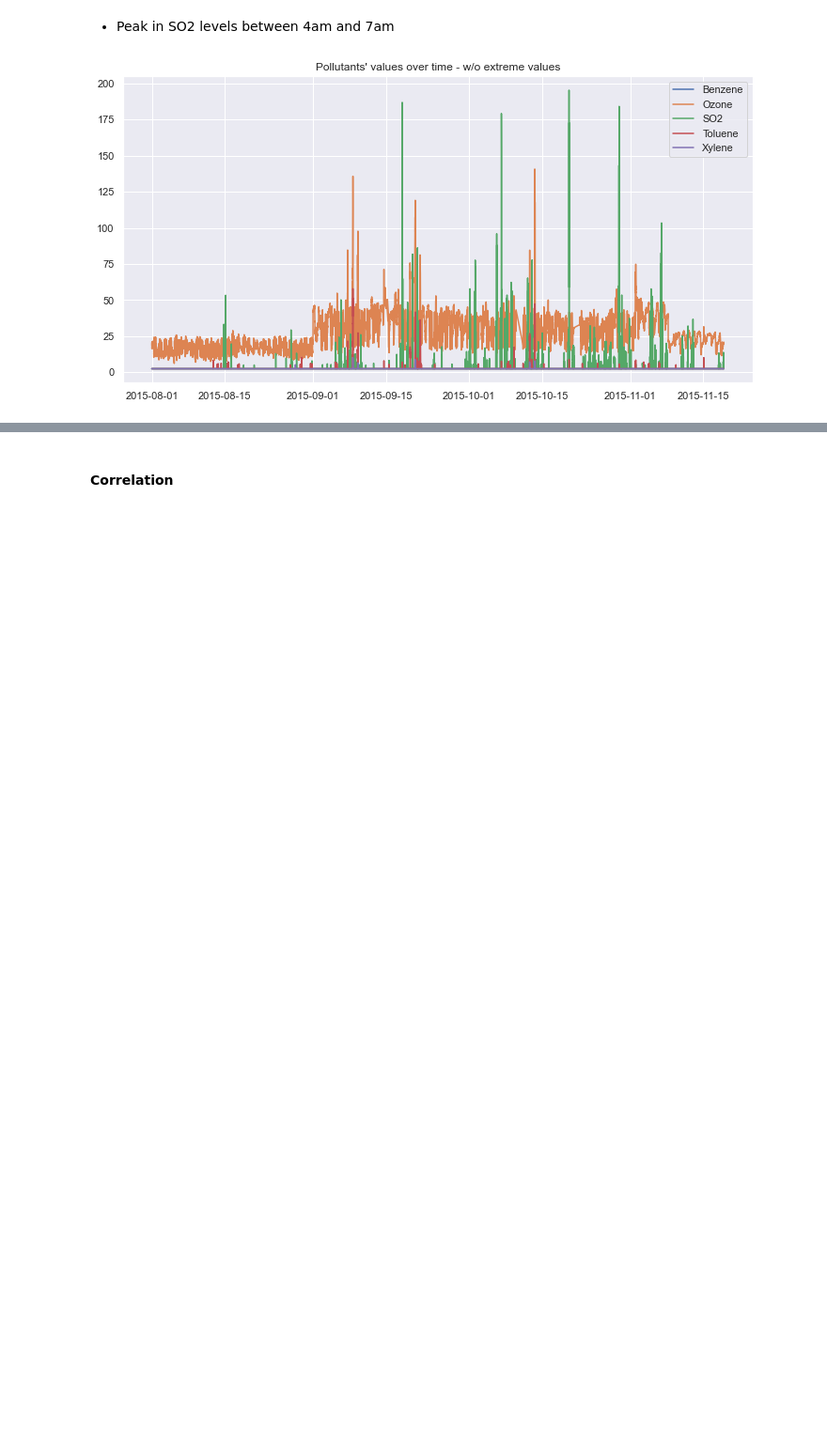
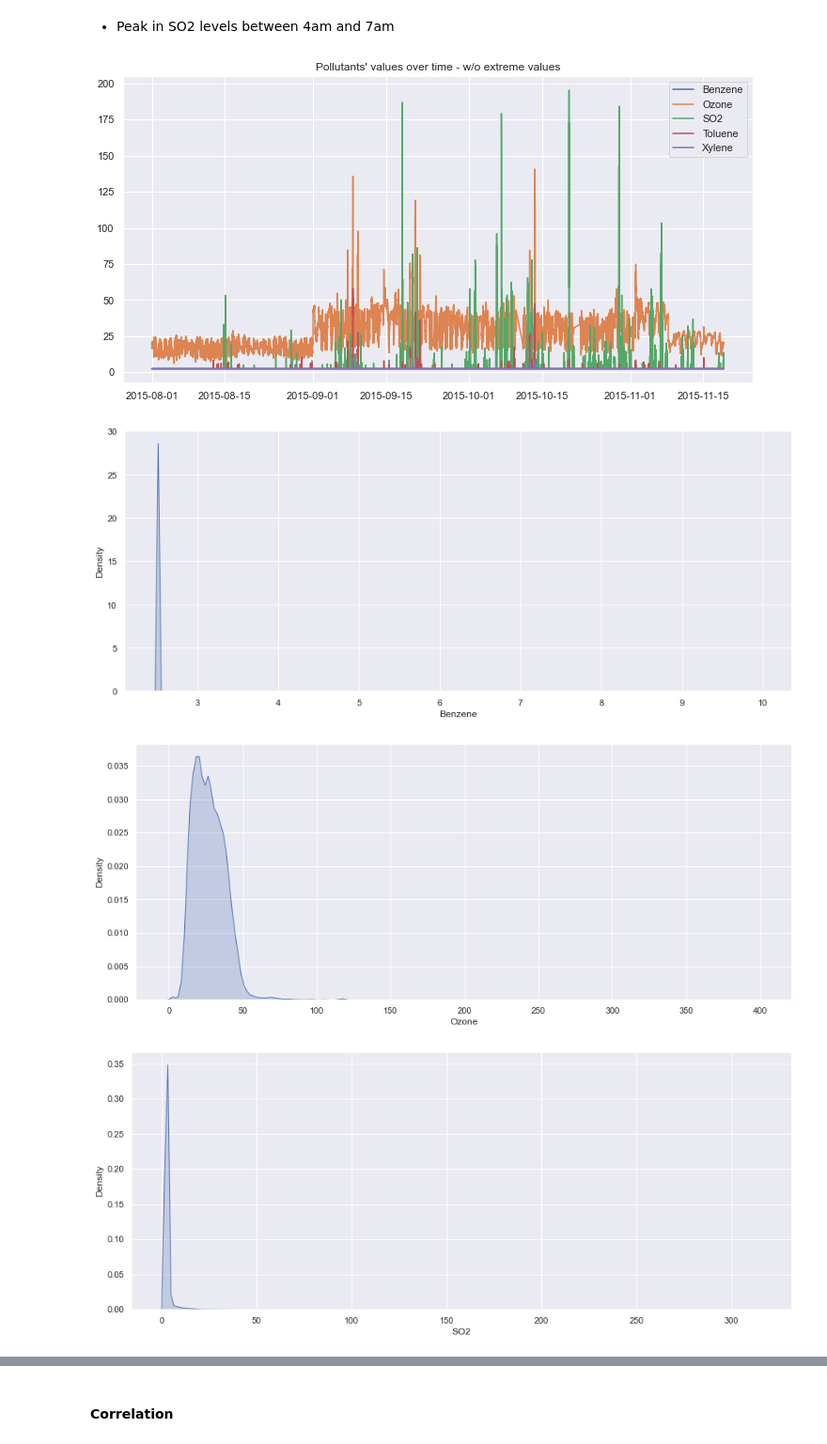
Before and after one commit to joanlenczuk/forecasting-pollution, a Jupyter notebook: Pollution forecasting EDA.ipynb, the cells around one changed output, grey strips where cells are left out. Shown at 94% size. Cells and saved outputs as stored; diff of their text form; code cells hidden in the pictures; blank space fills up the shorter version.

```diff
--- a/Pollution forecasting EDA.ipynb
+++ b/Pollution forecasting EDA.ipynb
@@ -205,3 +205,12 @@ plt.title("Pollutants' values over time - w/o extreme values")
 plt.legend();
 # %% [output]
 [figure]
+# %%
+#skeweness
+for val in df.columns[1:6]:
+    fig, ax = plt.subplots(1,1, figsize=(15, 6))
+    fig = sns.kdeplot(df[val], shade=True)
+# %% [output]
+[figure, added]
+[figure, added]
+[figure, added]
```
Also changed, not shown: parts of 25 cells of this notebook.
